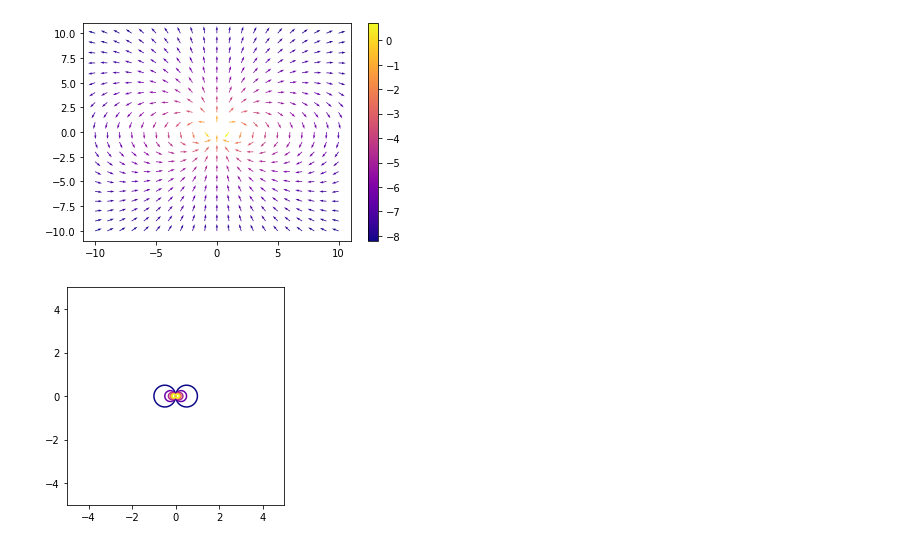
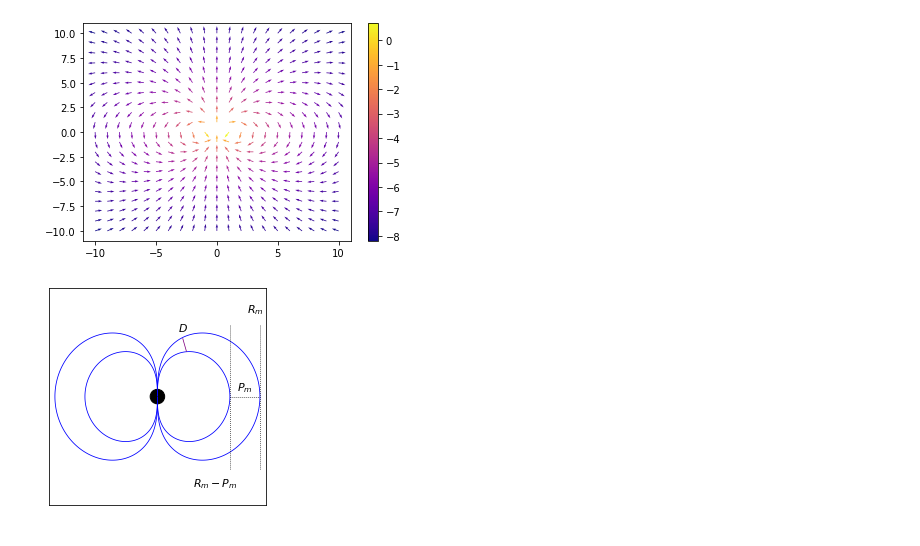
Before and after one commit to nabilbrice/bfield-autodiff, a Jupyter notebook: visualise.ipynb, the cells around one changed output. Drawn from its saved outputs; the diff is of its cells as text; code cells hidden in the pictures.

Commit message:
added some more plots

```diff
--- a/visualise.ipynb
+++ b/visualise.ipynb
@@ -32,18 +32,4 @@ plt.colorbar()
 <matplotlib.colorbar.Colorbar at 0x...>
 [figure]
 # %%
-tilted_dipole = mpf.Bfield([0., 0.0, 1.0], jnp.array([1.,0.,0.]))
+tilted_dipole = mpf.Bfield([0.0, 0.0, 1.0], jnp.array([1.,0.,0.]))
-# %%
-xs = jnp.linspace(-5.,5.,301)
-zs = jnp.linspace(-5.,5.,301)
-
-Xs, Zs = jnp.meshgrid(xs, zs, indexing='ij')
-
-fieldline_vNv = jax.vmap(tilted_dipole.fieldline_coordinate, in_axes=(0,None,0), out_axes=0)
-fieldline_mNm = jax.vmap(fieldline_vNv, in_axes=(1,None,1), out_axes=0)
-
-plt.contour(Zs, Xs, fieldline_mNm(Xs, 0.0, Zs), [1.0, 2.0, 3.0, 4.0, 5.0, 6.0], cmap='plasma')
-plt.gca().set_aspect('equal', adjustable='box')
-plt.show()
-# %% [output]
-[figure, removed]
@@ -57,0 +36,34 @@ def distance_to_fieldline(fieldline_coordinate, x, y, z):
+# %%
+xs = jnp.linspace(-1.5,1.5,501)
+zs = jnp.linspace(-1.5,1.5,501)
+
+Xs, Zs = jnp.meshgrid(xs, zs, indexing='ij')
+
+fieldline_vNv = jax.vmap(tilted_dipole.fieldline_coordinate, in_axes=(0,None,0), out_axes=0)
+fieldline_mNm = jax.vmap(fieldline_vNv, in_axes=(1,None,1), out_axes=0)
+
+plt.contour(Zs, Xs, fieldline_mNm(Xs, 0.0, Zs), [0.5, 1.0], colors=['b','b'], linewidths=[0.8, 0.8])
+plt.gca().set_aspect('equal', adjustable='box')
+circle = plt.Circle((0,0), 0.1, color='black', fill=True)
+plt.gca().add_artist(circle)
+plt.plot([1.0, 1.0], [-1.0, 1.0], 'k:', lw=0.75)
+plt.plot([1.415, 1.415], [-1.0, 1.0], 'k:', lw=0.75)
+plt.plot([1.0, 1.415], [0.0, 0.0], 'k:', lw=0.75)
+plt.plot([0.4, 0.35], [0.625, 0.8], 'k-', lw=0.75, color='purple')
+
+
+
+plt.text(0.8, -1.2, r"$R_m - P_m$", fontsize=11, color='k', ha='center', va='center')
+plt.text(1.35, 1.2, r"$R_m$", fontsize=11, color='k', ha='center', va='center')
+plt.text(1.2, 0.125, r"$P_m$", fontsize=11, color='k', ha='center', va='center')
+plt.text(0.35, 0.95, r"$D$", fontsize=11, color='k', ha='center', va='center')
+plt.xticks([])
+plt.yticks([])
+
+
+# save as high resolution pdf
+plt.savefig('dipole.pdf', dpi=300, bbox_inches='tight')
+
+plt.show()
+# %% [output]
+[figure, added]
```
Also changed, not shown: parts of 10 cells of this notebook, 1 other file.
